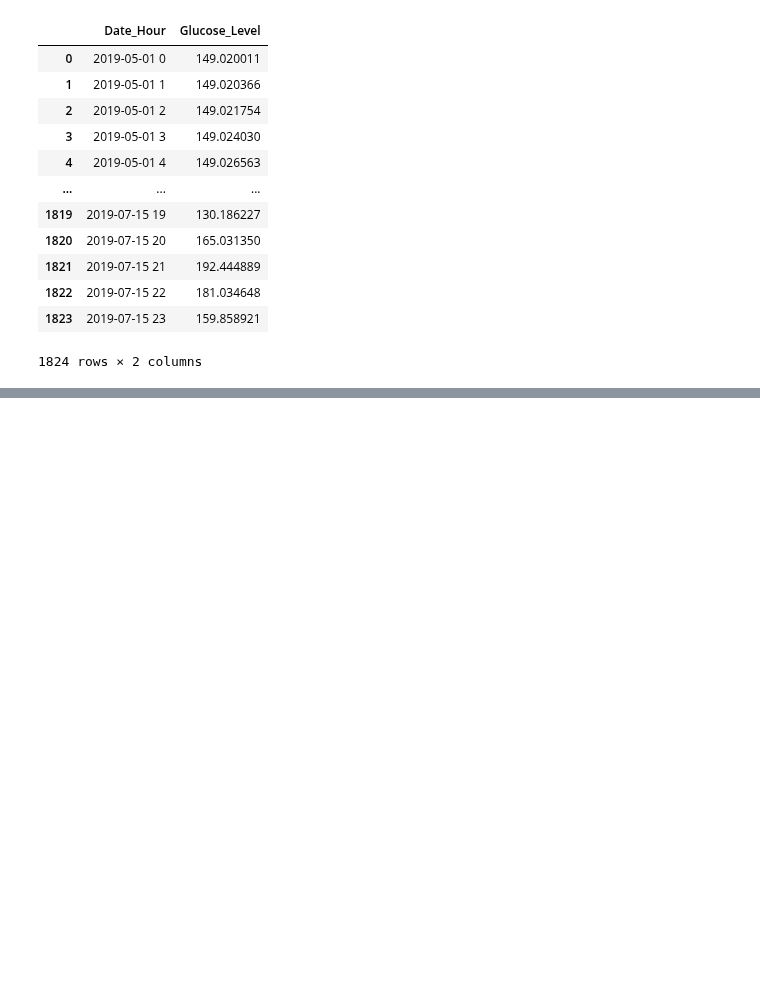
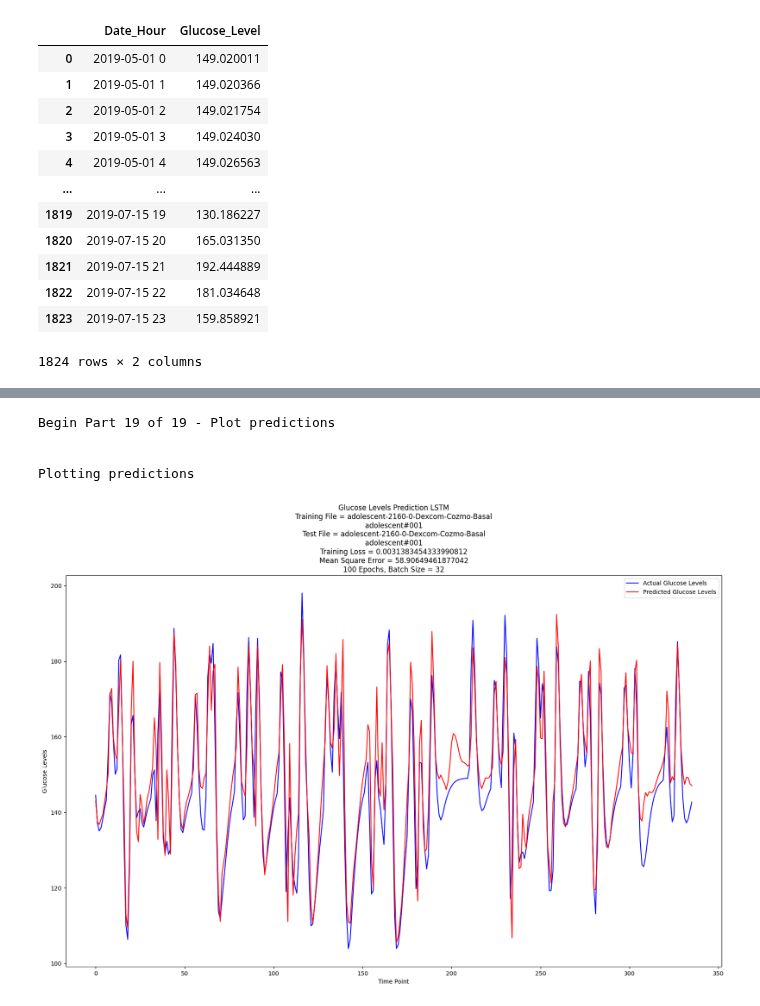
Before and after one commit to Pancrease/D-one, a Jupyter notebook: GlucForecast/GlucForecast.ipynb, the cells around one changed output, grey strips where cells are left out. Saved outputs shown, nothing was run; the diff lists cells and outputs as text; code cells hidden in the pictures; blank space fills up the shorter version.

Commit message:
feat: Predictions Done!

```diff
--- a/GlucForecast/GlucForecast.ipynb
+++ b/GlucForecast/GlucForecast.ipynb
@@ -445,0 +582,14 @@ train_glucose_df
+# %%
+# Cell 14
+
+#Prep test set
+print('\nBegin Part 17 of 19 - Prep test set\n')
+
+test_features = []
+for i in range(60, test_record_number):
+    test_features.append(test_inputs[i-60:i, 0])
+
+test_features = np.array(test_features)
+test_features = np.reshape(test_features, (test_features.shape[0], test_features.shape[1], 1))
+
+test_features
@@ -445,0 +658,31 @@ train_glucose_df
+# %%
+# Cell 16
+
+#Plot predictions
+print('\nBegin Part 19 of 19 - Plot predictions')
+
+actual = test_glucose_df['Glucose_Level'].values
+actual = actual[0:len(test_glucose_df)]
+
+
+
+plot_data = 'Y' # Values are Y or N
+
+print('\n\nPlotting predictions')
+plt.figure(figsize=(20,12))
+plt.plot(actual, color='blue', label='Actual Glucose Levels')
+plt.plot(predictions , color='red', label='Predicted Glucose Levels')
+plt.title('Glucose Levels Prediction LSTM\nTraining File = adolescent-2160-0-Dexcom-Cozmo-Basal\n' + input_train_file_name_prefix
+          + '\nTest File = adolescent-2160-0-Dexcom-Cozmo-Basal\n' + input_test_file_name_prefix + '\nTraining Loss = ' +
+         str(loss) + '\nMean Square Error = ' + str(mean_square) + '\n' + str(num_epochs) + ' Epochs, ' +
+         'Batch Size = ' + str(training_batch_size))
+plt.xlabel('Time Point')
+plt.ylabel('Glucose Levels')
+plt.legend()
+plt.show()
+# %% [output]
+Begin Part 19 of 19 - Plot predictions
+
+
+Plotting predictions
+[figure, added]
```
Also changed, not shown: parts of 20 cells of this notebook.
